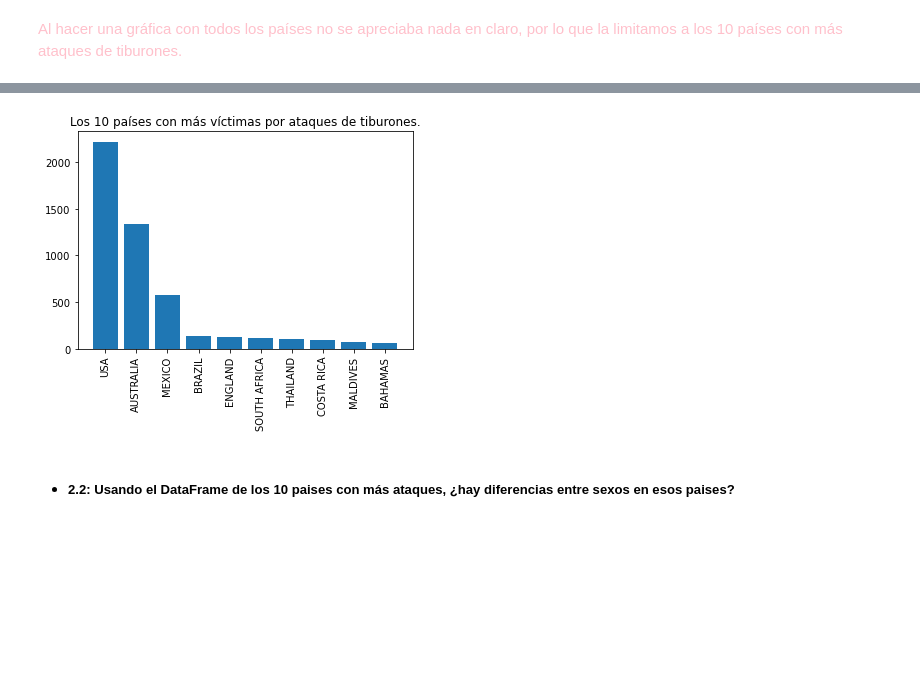
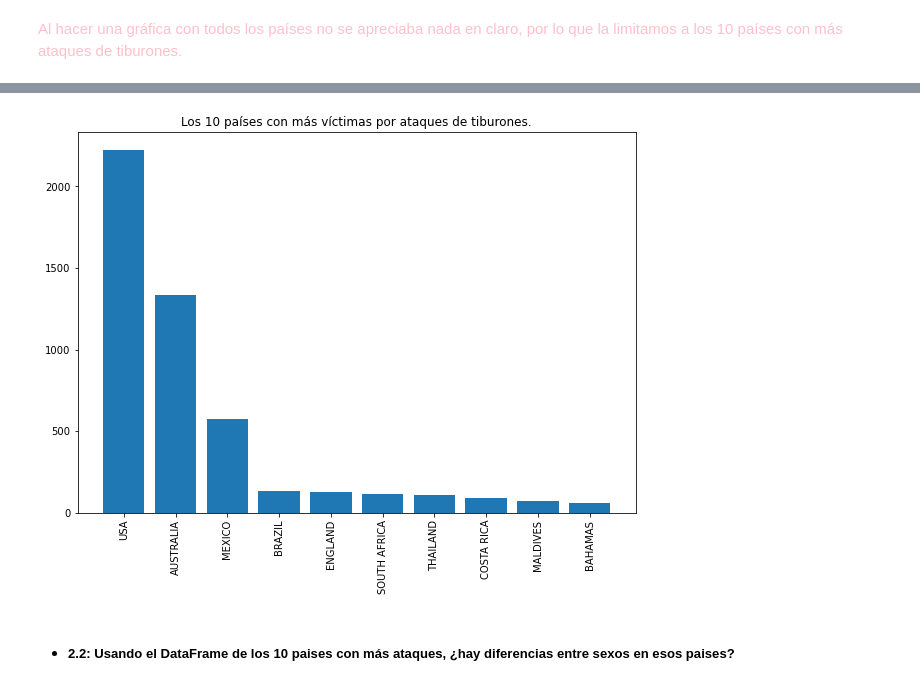
Before and after one commit to Adalab/DA-promo-a-modulo-2-pair-2-Almudena-Olivia, a Jupyter notebook: EDA/EDA 3/pair_programming-eda_3.ipynb, the cells around one changed output, grey strips where cells are left out. Saved outputs shown, nothing was run; the diff lists cells and outputs as text; code cells hidden in the pictures; blank space fills up the shorter version.

```diff
--- a/EDA/EDA 3/pair_programming-eda_3.ipynb
+++ b/EDA/EDA 3/pair_programming-eda_3.ipynb
@@ -31,15 +43,16 @@ cantidad_ataques
 # %%
 x= df['Country'].unique()[:10]
 y = df['Country'].value_counts()[:10]
 
 plt.figure()
 plt.xticks(rotation='vertical')
 plt.title('Los 10 países con más víctimas por ataques de tiburones.')
 plt.bar(x,y)
+plt.gcf().set_size_inches(10, 7)
 
 plt.show()
 # %% [output]
-[figure, old version]
+[figure, new version]
 # %% [markdown]
  - ##### 2.2: Usando el DataFrame de los 10 paises con más ataques, ¿hay diferencias entre sexos en esos paises?
 # %%
```
Also changed, not shown: parts of 6 cells of this notebook.
